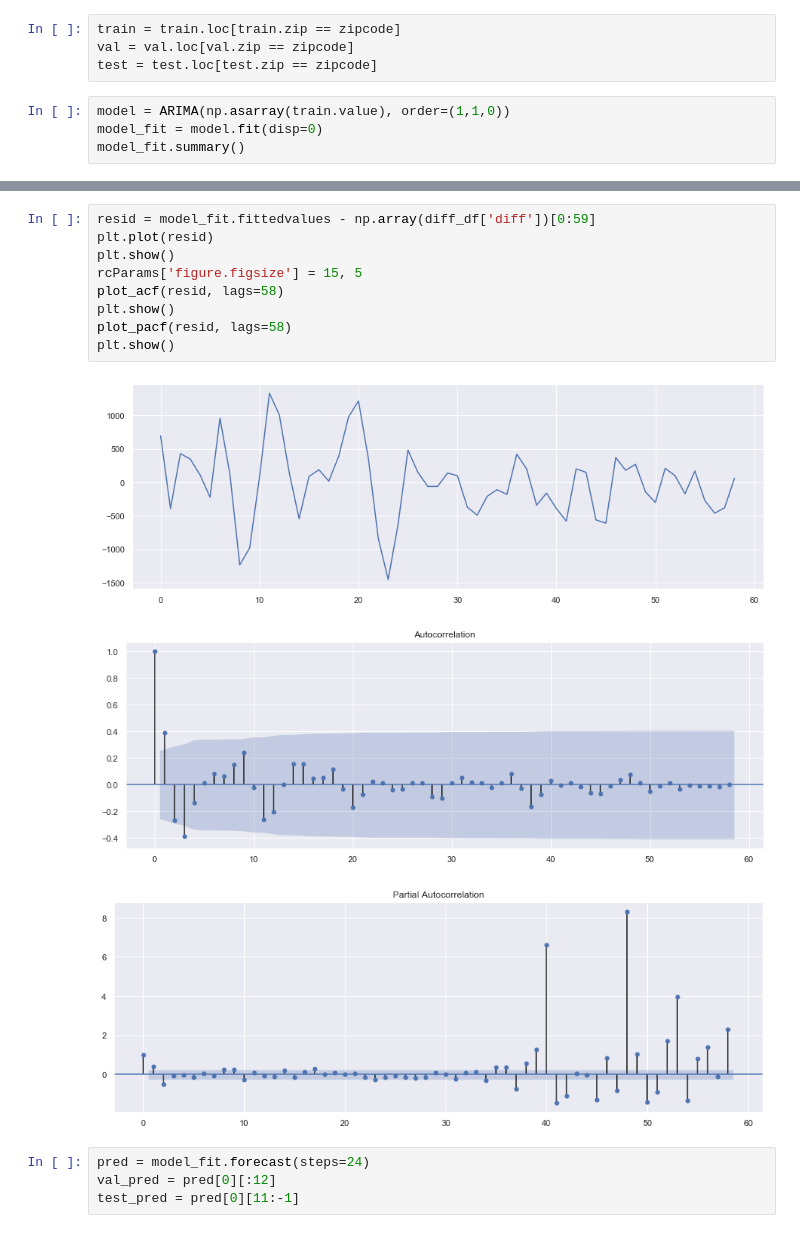
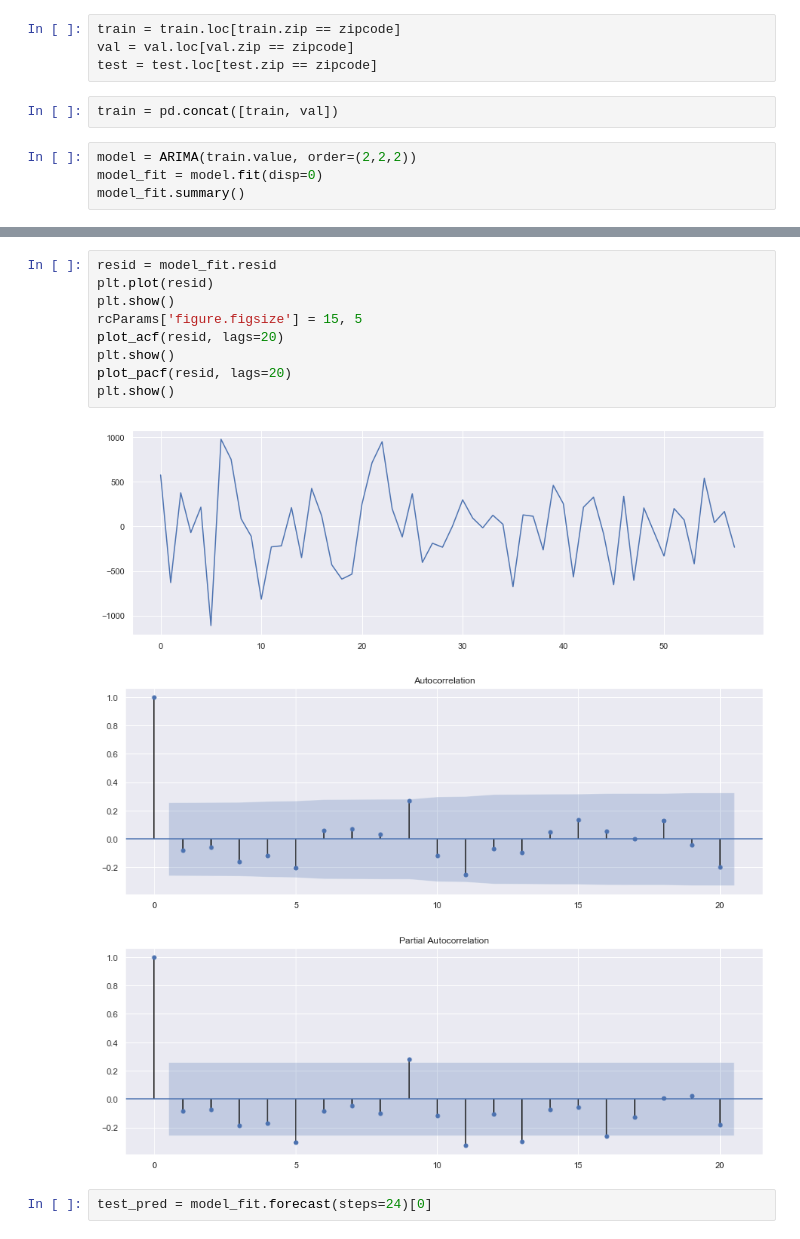
Before and after one commit to Joe-Bit-lab/mod4, a Jupyter notebook: Step4_Reckoning/Step4c_Liberty_IN_47353.ipynb, the cells around one changed output, grey strips where cells are left out. Cells and saved outputs as stored; diff of their text form.

```diff
--- a/Step4_Reckoning/Step4c_Liberty_IN_47353.ipynb
+++ b/Step4_Reckoning/Step4c_Liberty_IN_47353.ipynb
@@ -144,8 +144,10 @@ test = train_val_test[2]
 train = train.loc[train.zip == zipcode]
 val = val.loc[val.zip == zipcode]
 test = test.loc[test.zip == zipcode]
+# %%
+train = pd.concat([train, val])
 # %%
-model = ARIMA(np.asarray(train.value), order=(1,1,0))
+model = ARIMA(train.value, order=(2,2,2))
 model_fit = model.fit(disp=0)
 model_fit.summary()
 # %% [output]
@@ -172,17 +174,15 @@ plt.show()
 # %%
-resid = model_fit.fittedvalues - np.array(diff_df['diff'])[0:59]
+resid = model_fit.resid
 plt.plot(resid)
 plt.show()
 rcParams['figure.figsize'] = 15, 5
-plot_acf(resid, lags=58)
+plot_acf(resid, lags=20)
 plt.show()
-plot_pacf(resid, lags=58)
+plot_pacf(resid, lags=20)
 plt.show()
 # %% [output]
-[figure, old version]
+[figure, new version]
-[figure, old version]
+[figure, new version]
-[figure, old version]
+[figure, new version]
 # %%
-pred = model_fit.forecast(steps=24)
-val_pred = pred[0][:12]
-test_pred = pred[0][11:-1]
+test_pred = model_fit.forecast(steps=24)[0]
```
Also changed, not shown: parts of 18 cells of this notebook, 2 other files.
